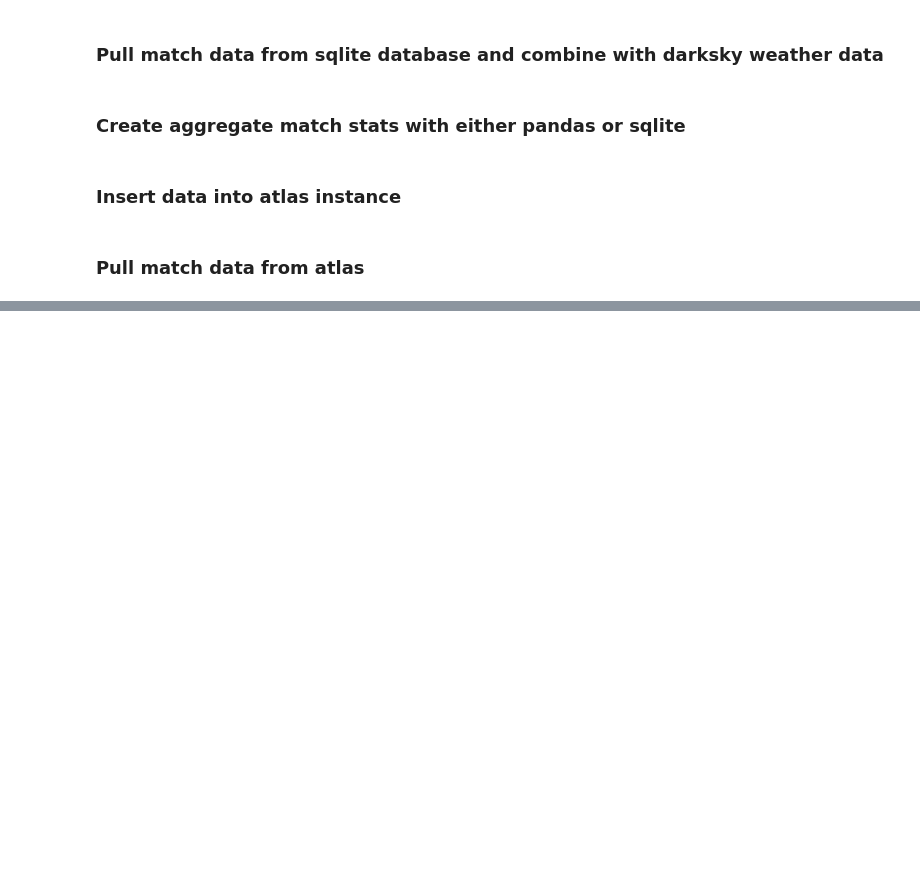
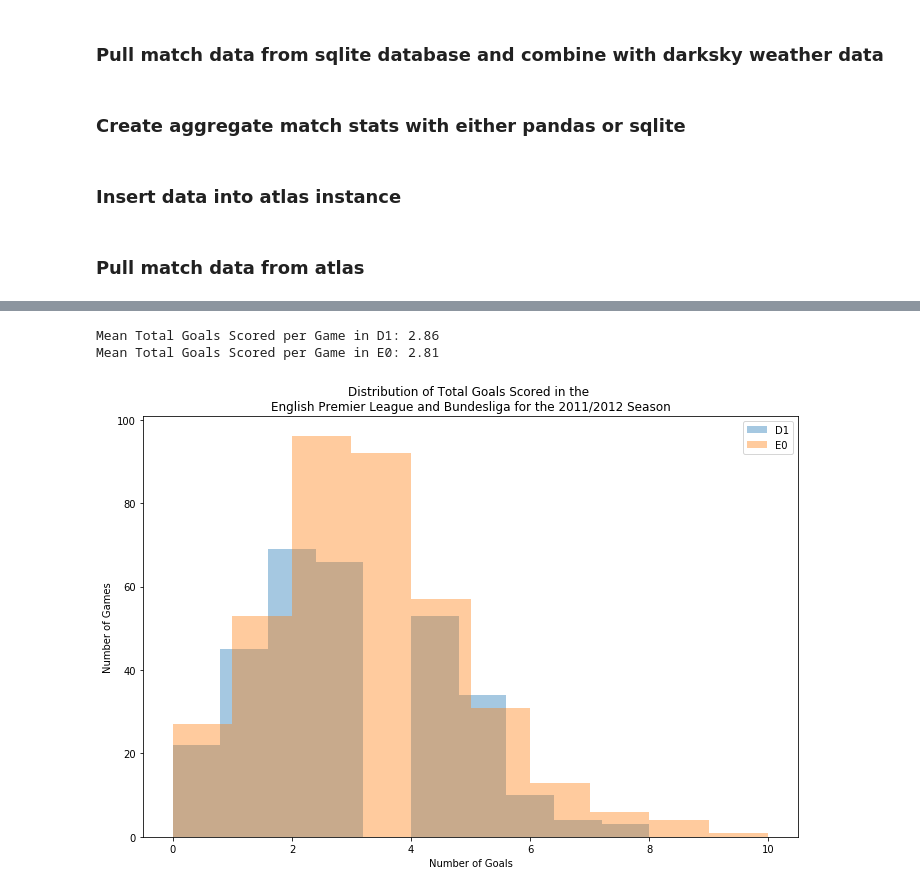
Before and after one commit to hmdev649/darksky, a Jupyter notebook: index.ipynb, the cells around one changed output, grey strips where cells are left out. Saved outputs shown, nothing was run; the diff lists cells and outputs as text; code cells hidden in the pictures; blank space fills up the shorter version.

```diff
--- a/index.ipynb
+++ b/index.ipynb
@@ -46,0 +65,4 @@ pd.DataFrame(list(collection.find({'season': 2011})))
+# %%
+season_df = ds.get_season_data('database.sqlite', 2011)
+season_df['total_goals'] = season_df['FTHG'] + season_df['FTAG']
+season_df.head()
@@ -46,0 +76,17 @@ pd.DataFrame(list(collection.find({'season': 2011})))
+# %%
+fig, ax = plt.subplots(figsize=(10, 7))
+
+for division in season_df['Div'].unique():
+    goal_counts = season_df[season_df['Div'] == division]['total_goals']
+    ax.hist(goal_counts, bins=10, alpha=.4, label=division)
+    print(f'Mean Total Goals Scored per Game in {division}: {goal_counts.mean():.2f}');
+
+ax.legend()
+ax.set_title('Distribution of Total Goals Scored in the \nEnglish Premier League and Bundesliga for the 2011/2012 Season')
+ax.set_ylabel('Number of Games')
+ax.set_xlabel('Number of Goals')
+fig.tight_layout()
+# %% [output]
+Mean Total Goals Scored per Game in D1: 2.86
+Mean Total Goals Scored per Game in E0: 2.81
+[figure, added]
```
Also changed, not shown: parts of 13 cells of this notebook, 2 other files.
